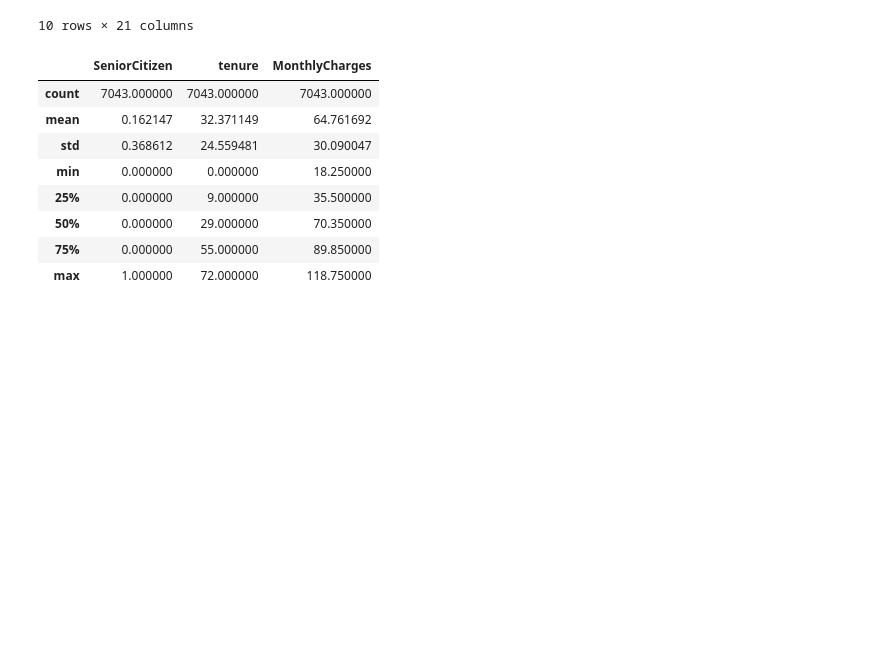
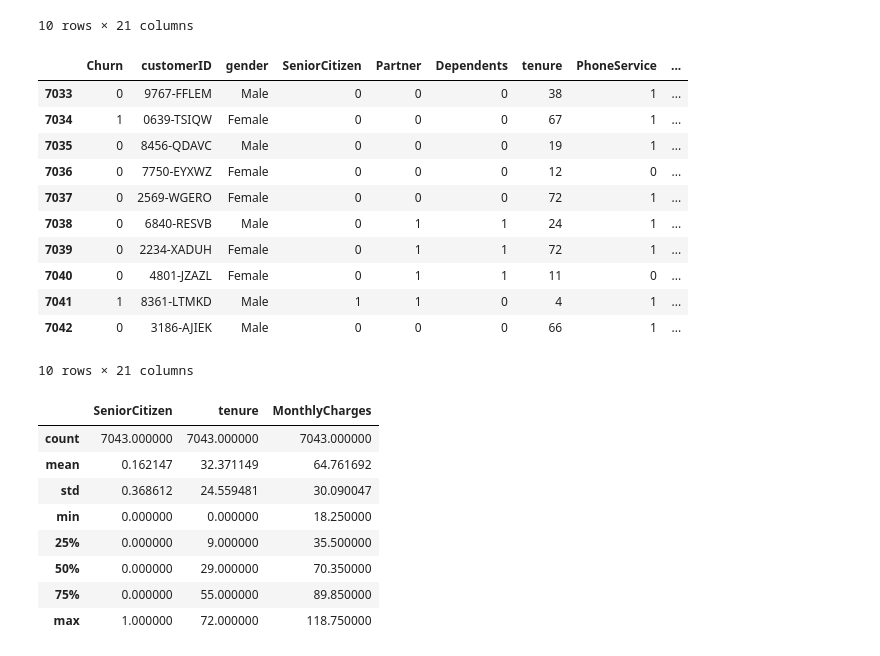
Before and after one commit to CheropS/Telco-Customer-Churn, a Jupyter notebook: index.ipynb, the cells around one changed output. Cells and saved outputs as stored; diff of their text form; code cells hidden in the pictures; blank space fills up the shorter version.

```diff
--- a/index.ipynb
+++ b/index.ipynb
@@ -43,6 +43,22 @@ df.head(10)
 | 8 | 7892-POOKP | Female | 0 | Yes | No | 28 | Yes | Yes | ... |
 | 9 | 6388-TABGU | Male | 0 | No | Yes | 62 | Yes | No | ... |
 10 rows × 21 columns
+# %%
+#tail of the data
+df.tail(10)
+# %% [output]
+|  | Churn | customerID | gender | SeniorCitizen | Partner | Dependents | tenure | PhoneService | ... |
+| 7033 | 0 | 9767-FFLEM | Male | 0 | 0 | 0 | 38 | 1 | ... |
+| 7034 | 1 | 0639-TSIQW | Female | 0 | 0 | 0 | 67 | 1 | ... |
+| 7035 | 0 | 8456-QDAVC | Male | 0 | 0 | 0 | 19 | 1 | ... |
+| 7036 | 0 | 7750-EYXWZ | Female | 0 | 0 | 0 | 12 | 0 | ... |
+| 7037 | 0 | 2569-WGERO | Female | 0 | 0 | 0 | 72 | 1 | ... |
+| 7038 | 0 | 6840-RESVB | Male | 0 | 1 | 1 | 24 | 1 | ... |
+| 7039 | 0 | 2234-XADUH | Female | 0 | 1 | 1 | 72 | 1 | ... |
+| 7040 | 0 | 4801-JZAZL | Female | 0 | 1 | 1 | 11 | 0 | ... |
+| 7041 | 1 | 8361-LTMKD | Male | 1 | 1 | 0 | 4 | 1 | ... |
+| 7042 | 0 | 3186-AJIEK | Male | 0 | 0 | 0 | 66 | 1 | ... |
+10 rows × 21 columns
 # %%
 #describe data
 df.describe()
```
